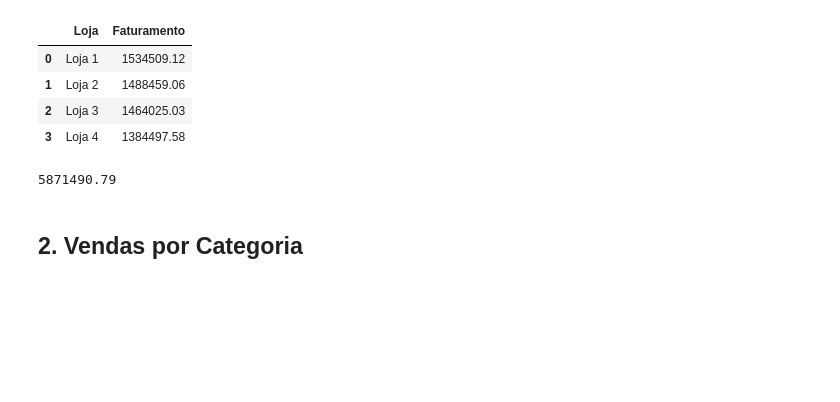
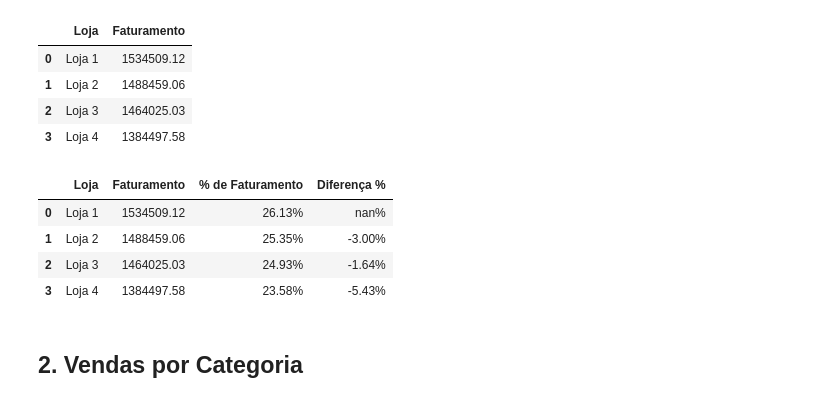
Before and after one commit to EricPettersonL/Alura_store_25, a Jupyter notebook: AluraStoreBr25.ipynb, the cells around one changed output. Saved outputs shown, nothing was run; the diff lists cells and outputs as text; code cells hidden in the pictures; blank space fills up the shorter version.

```diff
--- a/AluraStoreBr25.ipynb
+++ b/AluraStoreBr25.ipynb
@@ -83,11 +83,20 @@ faturamentos
 | 1 | Loja 2 | 1488459.06 |
 | 2 | Loja 3 | 1464025.03 |
 | 3 | Loja 4 | 1384497.58 |
-# %%
-faturamento_total = faturamentos['Faturamento'].sum()
-print(faturamento_total)
-# %% [output]
-5871490.79
+# %%
+faturamento_total = faturamentos
+total = faturamento_total['Faturamento'].sum()
+faturamento_total['% de Faturamento'] = (faturamento_total['Faturamento'] / total) * 100
+faturamento_total['% de Faturamento'] = faturamento_total['% de Faturamento'].map('{:.2f}%'.format)
+faturamento_total["Diferença %"] = faturamento_total["Faturamento"].pct_change() * 100
+faturamento_total["Diferença %"] = faturamento_total["Diferença %"].map('{:.2f}%'.format)
+faturamento_total
+# %% [output]
+|  | Loja | Faturamento | % de Faturamento | Diferença % |
+| 0 | Loja 1 | 1534509.12 | 26.13% | nan% |
+| 1 | Loja 2 | 1488459.06 | 25.35% | -3.00% |
+| 2 | Loja 3 | 1464025.03 | 24.93% | -1.64% |
+| 3 | Loja 4 | 1384497.58 | 23.58% | -5.43% |
 # %% [markdown]
 ## 2. Vendas por Categoria
 # %%
```
Also changed, not shown: parts of 1 cell of this notebook.
